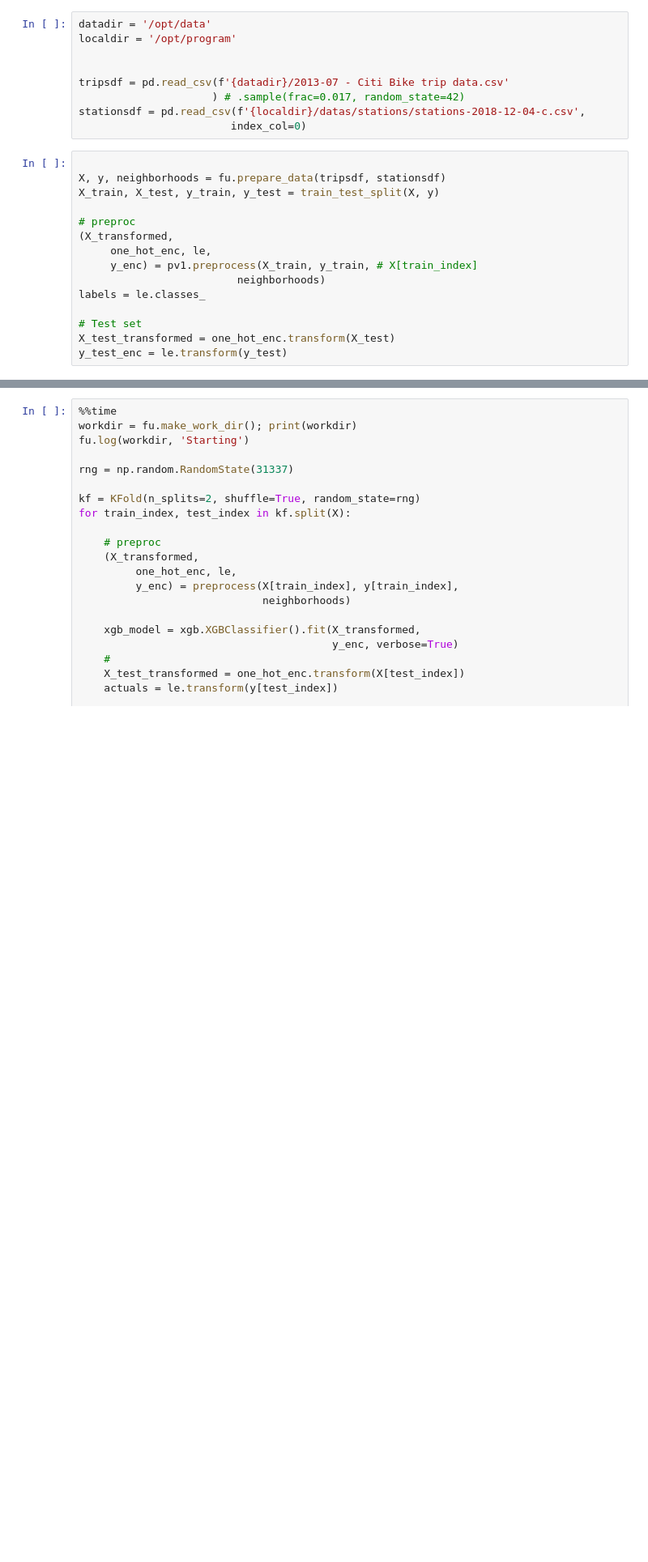
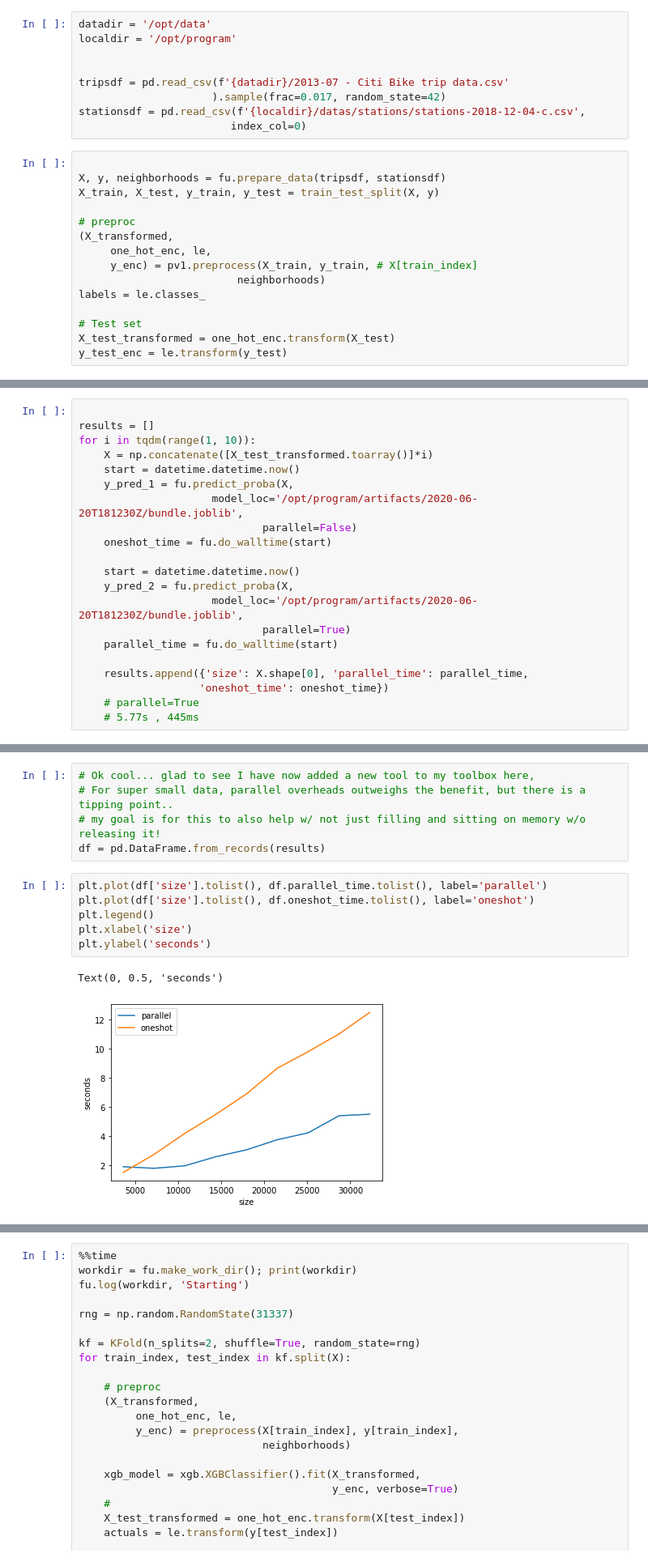
Before and after one commit to namoopsoo/learn-citibike, a Jupyter notebook: 2020-06-19.ipynb, the cells around one changed output, grey strips where cells are left out. Shown: that part at 81% size. Cells and saved outputs as stored; diff of their text form; blank space fills up the shorter version.

```diff
--- a/2020-06-19.ipynb
+++ b/2020-06-19.ipynb
@@ -103,7 +117,7 @@ localdir = '/opt/program'
 
 
 tripsdf = pd.read_csv(f'{datadir}/2013-07 - Citi Bike trip data.csv'
-                     ) # .sample(frac=0.017, random_state=42)
+                     ).sample(frac=0.017, random_state=42)
 stationsdf = pd.read_csv(f'{localdir}/datas/stations/stations-2018-12-04-c.csv',
                         index_col=0)
 # %%
@@ -142,0 +161,21 @@ XGBClassifier(base_score=0.5, booster='gbtree', colsample_bylevel=1,
+# %%
+
+results = []
+for i in tqdm(range(1, 10)):
+    X = np.concatenate([X_test_transformed.toarray()]*i)
+    start = datetime.datetime.now()
+    y_pred_1 = fu.predict_proba(X,
+                     model_loc='/opt/program/artifacts/2020-06-20T181230Z/bundle.joblib',
+                             parallel=False)
+    oneshot_time = fu.do_walltime(start)
+
+    start = datetime.datetime.now()
+    y_pred_2 = fu.predict_proba(X,
+                     model_loc='/opt/program/artifacts/2020-06-20T181230Z/bundle.joblib',
+                             parallel=True)
+    parallel_time = fu.do_walltime(start)
+
+    results.append({'size': X.shape[0], 'parallel_time': parallel_time,
+                   'oneshot_time': oneshot_time})
+    # parallel=True
+    # 5.77s , 445ms
@@ -142,0 +186,14 @@ XGBClassifier(base_score=0.5, booster='gbtree', colsample_bylevel=1,
+# %%
+# Ok cool... glad to see I have now added a new tool to my toolbox here,
+# For super small data, parallel overheads outweighs the benefit, but there is a tipping point..
+# my goal is for this to also help w/ not just filling and sitting on memory w/o releasing it!
+df = pd.DataFrame.from_records(results)
+# %%
+plt.plot(df['size'].tolist(), df.parallel_time.tolist(), label='parallel')
+plt.plot(df['size'].tolist(), df.oneshot_time.tolist(), label='oneshot')
+plt.legend()
+plt.xlabel('size')
+plt.ylabel('seconds')
+# %% [output]
+Text(0, 0.5, 'seconds')
+[figure, added]
```
Also changed, not shown: parts of 20 cells of this notebook, 2 other files.
